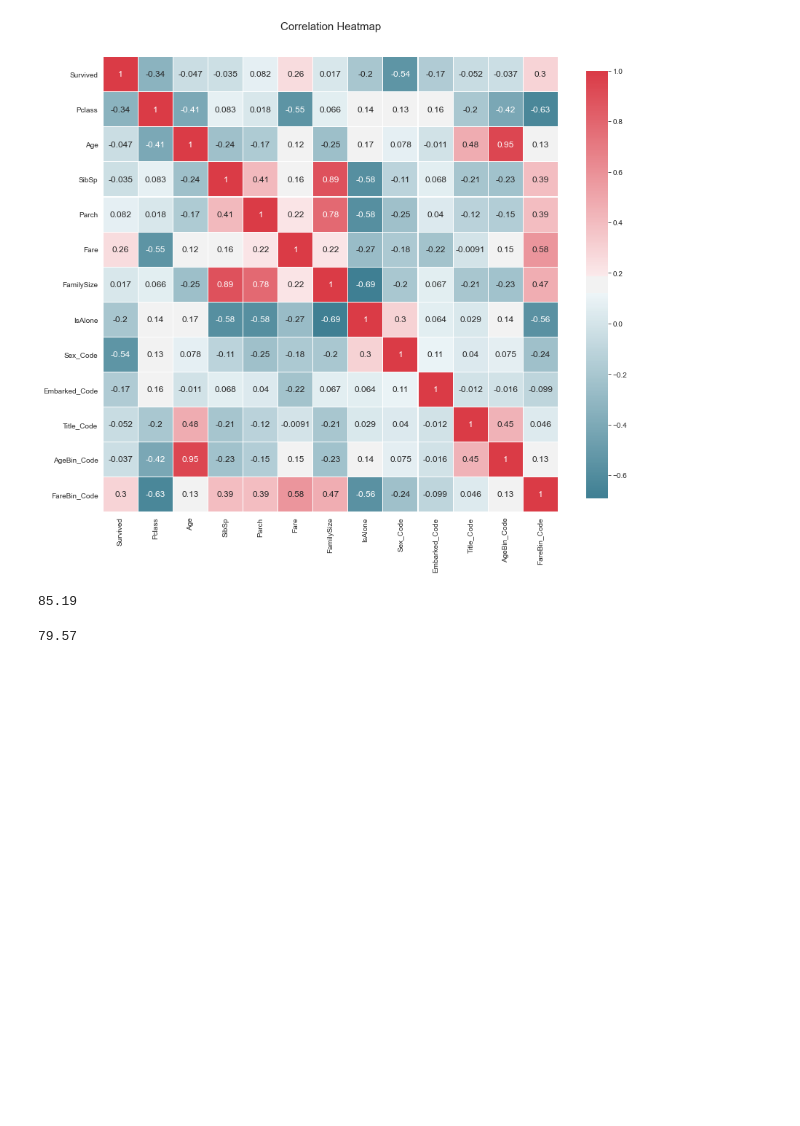
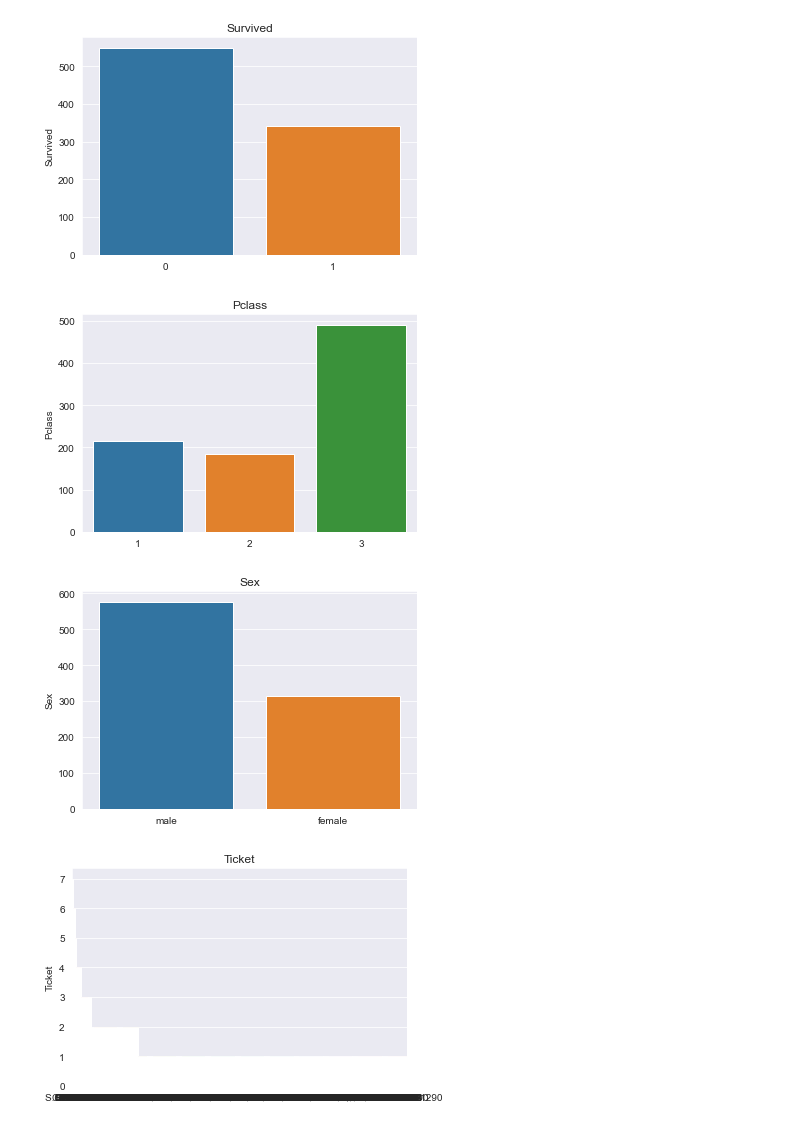
Before and after one commit to chernobylcitybus/Titanic-Machine-Learning-Practice, a Jupyter notebook: Titanic.ipynb, the cells around one changed output. Cells and saved outputs as stored; diff of their text form; code cells hidden in the pictures; blank space fills up the shorter version.

```diff
--- a/Titanic.ipynb
+++ b/Titanic.ipynb
@@ -94,0 +44,11 @@ dtype: int64
+# %%
+#Separate numeric and categorical variables
+
+df_num = train[['Age', 'SibSp', 'Parch', 'Fare']]
+df_cat = train[['Survived', 'Pclass', 'Sex', 'Ticket', 'Cabin', 'Embarked']]
+# %%
+#distributions for numeric variables
+for i in df_num.columns:
+    plt.hist(df_num[i])
+    plt.title(i)
+    plt.show()
@@ -293,47 +68,9 @@ pp.set(xticklabels=[])
-# %%
-#correlation heatmap
-def correlation_heatmap(df):
-    _ , ax = plt.subplots(figsize =(14, 12))
-    colormap = sns.diverging_palette(220, 10, as_cmap = True)
-
-    _ = sns.heatmap(
-        df.corr(),
-        cmap = colormap,
-        square=True,
-        cbar_kws={'shrink':.9 },
-        ax=ax,
-        annot=True,
-        linewidths=0.1,vmax=1.0, linecolor='white',
-        annot_kws={'fontsize':12 }
-    )
-
-    plt.title('Correlation Heatmap', y=1.05, size=15)
-
-correlation_heatmap(train_copy)
-# %% [output]
-[figure, removed]
-# %%
-random_forest = RandomForestClassifier(n_estimators=100, criterion='entropy', max_depth=6, random_state=0)
-random_forest.fit(train_copy[train_copy_x_bin], train_copy[Target])
-Y_pred = random_forest.predict(test[train_copy_x_bin])
-test['Survived'] = Y_pred
-random_forest.score(train_copy[train_copy_x_bin], train_copy[Target])
-acc_random_forest = round(random_forest.score(train_copy[train_copy_x_bin], train_copy[Target]) * 100, 2)
-acc_random_forest
-# %% [output]
-85.19
-# %%
-from sklearn.pipeline import make_pipeline
-from sklearn.preprocessing import StandardScaler
-from sklearn.svm import LinearSVC
-
-clf = make_pipeline(StandardScaler(), LinearSVC())
-clf.fit(train_copy[train_copy_x_bin], train_copy[Target])
-prediction = clf.predict(test[train_copy_x_bin])
-
-test['Survived'] = prediction
-clf.score(train_copy[train_copy_x_bin], train_copy[Target])
-acc_clf = round(clf.score(train_copy[train_copy_x_bin], train_copy[Target]) * 100, 2)
-acc_clf
-# %% [output]
-79.57
+# %%
+for i in df_cat.columns:
+    sns.barplot(df_cat[i].value_counts().index,df_cat[i].value_counts()).set_title(i)
+    plt.show()
+# %% [output]
+[figure, added]
+[figure, added]
+[figure, added]
+[figure, added]
```
Also changed, not shown: parts of 54 cells of this notebook.
